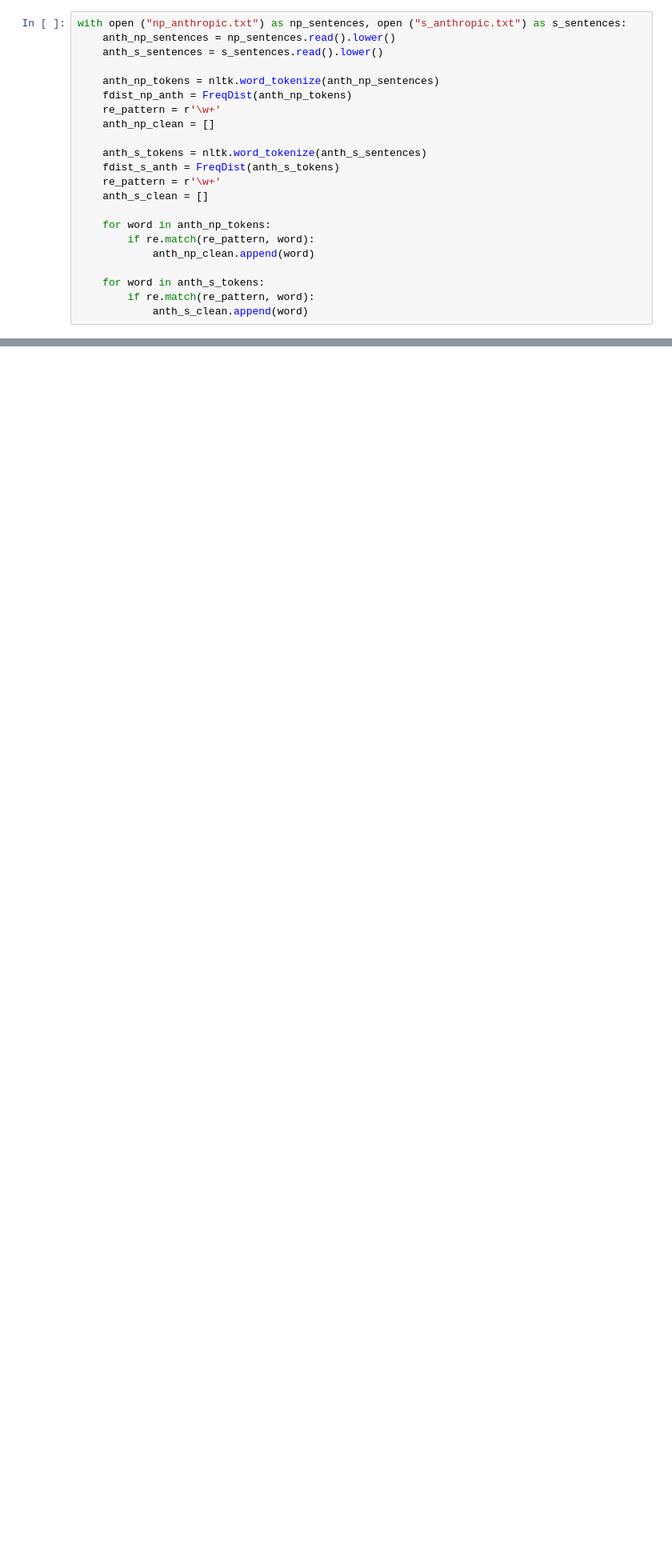
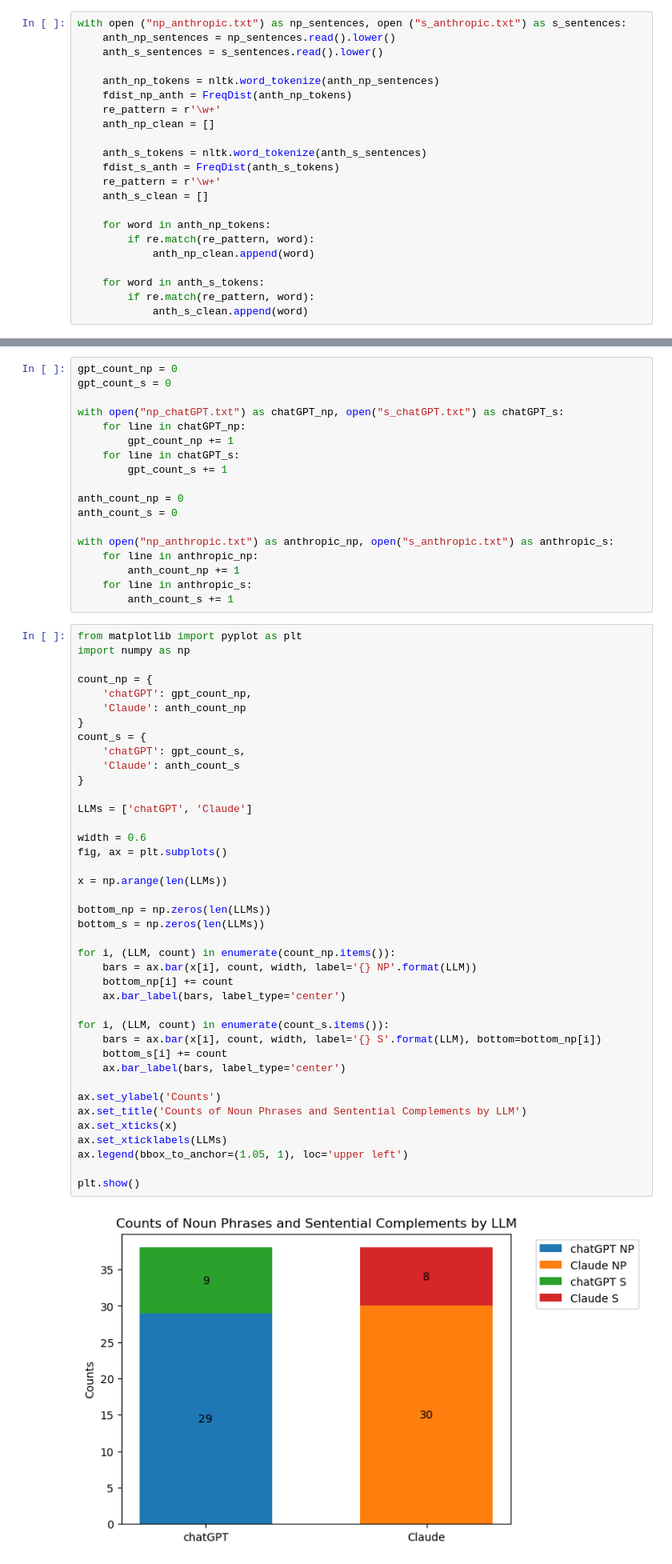
Before and after one commit to yulia-samoilovich/syntactic-ambiguity, a Jupyter notebook: Syntactic Ambiguity.ipynb, the cells around one changed output, grey strips where cells are left out. Shown at 80% size. Saved outputs shown, nothing was run; the diff lists cells and outputs as text; blank space fills up the shorter version.

```diff
--- a/Syntactic Ambiguity.ipynb
+++ b/Syntactic Ambiguity.ipynb
@@ -389,0 +384,60 @@ fdist_s_anth.most_common(10)
+# %%
+gpt_count_np = 0
+gpt_count_s = 0
+
+with open("np_chatGPT.txt") as chatGPT_np, open("s_chatGPT.txt") as chatGPT_s:
+    for line in chatGPT_np:
+        gpt_count_np += 1
+    for line in chatGPT_s:
+        gpt_count_s += 1
+
+anth_count_np = 0
+anth_count_s = 0
+
+with open("np_anthropic.txt") as anthropic_np, open("s_anthropic.txt") as anthropic_s:
+    for line in anthropic_np:
+        anth_count_np += 1
+    for line in anthropic_s:
+        anth_count_s += 1
+# %%
+from matplotlib import pyplot as plt
+import numpy as np
+
+count_np = {
+    'chatGPT': gpt_count_np,
+    'Claude': anth_count_np
+}
+count_s = {
+    'chatGPT': gpt_count_s,
+    'Claude': anth_count_s
+}
+
+LLMs = ['chatGPT', 'Claude']
+
+width = 0.6
+fig, ax = plt.subplots()
+
+x = np.arange(len(LLMs))
+
+bottom_np = np.zeros(len(LLMs))
+bottom_s = np.zeros(len(LLMs))
+
+for i, (LLM, count) in enumerate(count_np.items()):
+    bars = ax.bar(x[i], count, width, label='{} NP'.format(LLM))
+    bottom_np[i] += count
+    ax.bar_label(bars, label_type='center')
+
+for i, (LLM, count) in enumerate(count_s.items()):
+    bars = ax.bar(x[i], count, width, label='{} S'.format(LLM), bottom=bottom_np[i])
+    bottom_s[i] += count
+    ax.bar_label(bars, label_type='center')
+
+ax.set_ylabel('Counts')
+ax.set_title('Counts of Noun Phrases and Sentential Complements by LLM')
+ax.set_xticks(x)
+ax.set_xticklabels(LLMs)
+ax.legend(bbox_to_anchor=(1.05, 1), loc='upper left')
+
+plt.show()
+# %% [output]
+[figure, added]
```
Also changed, not shown: parts of 25 cells of this notebook, 11 other files.
